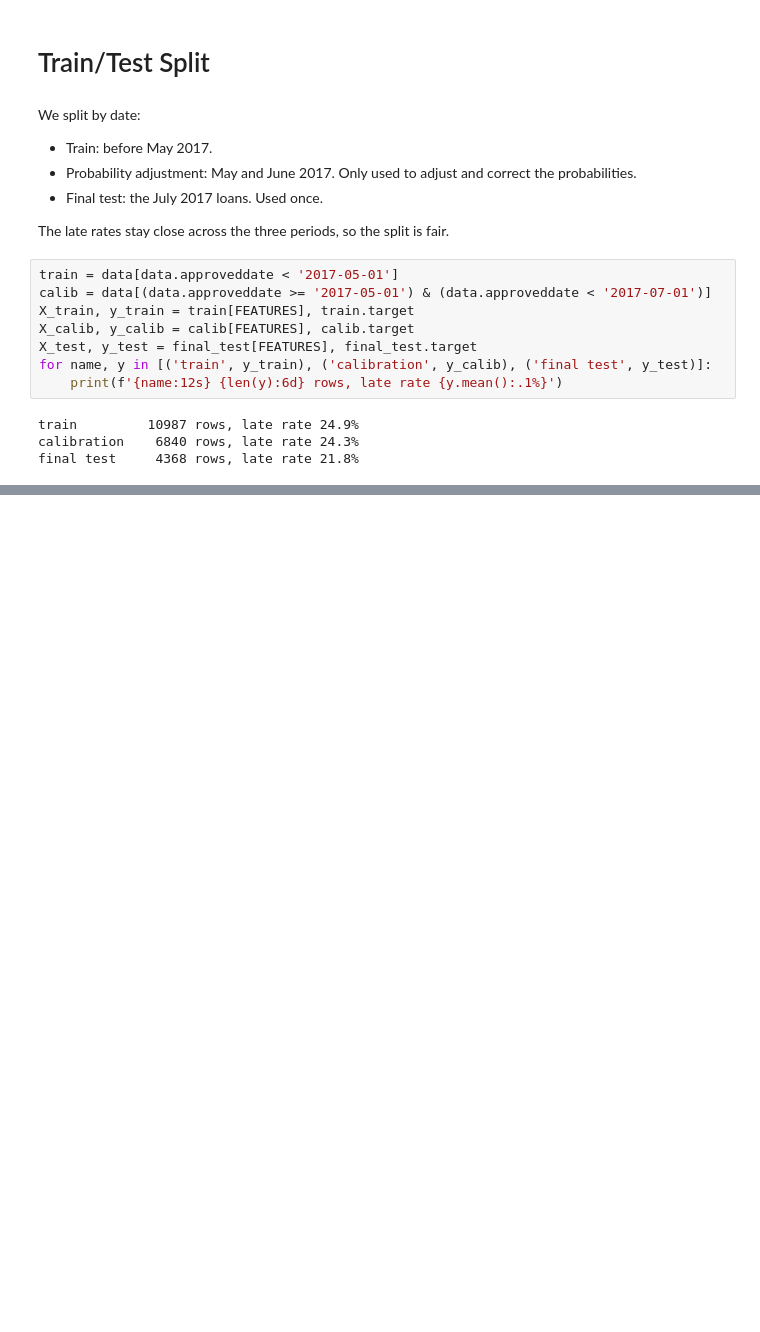
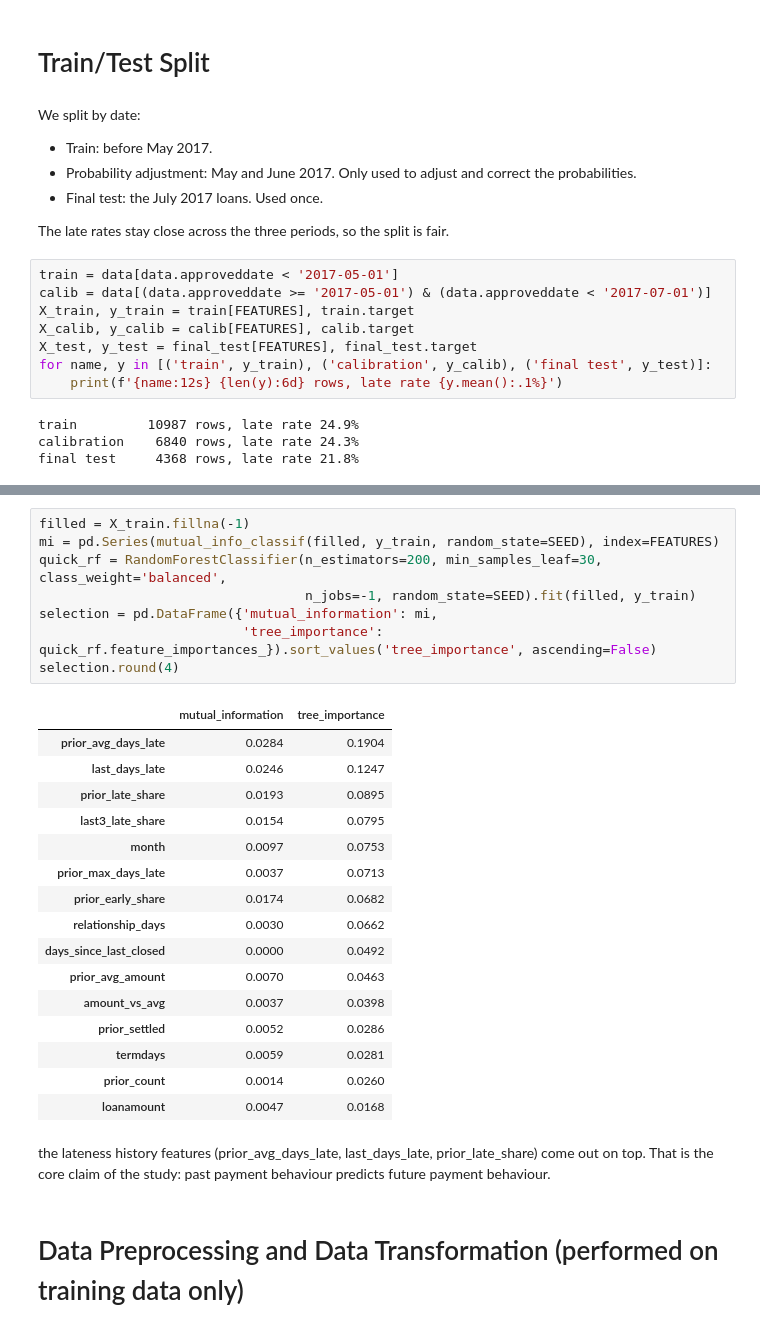
Before and after one commit to MbithiSandra/payment-paralysis-prototype, a Jupyter notebook: ml/notebooks/01_behaviour_model.ipynb, the cells around one changed output, grey strips where cells are left out. Drawn from its saved outputs; the diff is of its cells as text; blank space fills up the shorter version.

```diff
--- a/ml/notebooks/01_behaviour_model.ipynb
+++ b/ml/notebooks/01_behaviour_model.ipynb
@@ -328,0 +338,29 @@ final test     4368 rows, late rate 21.8%
+# %%
+filled = X_train.fillna(-1)
+mi = pd.Series(mutual_info_classif(filled, y_train, random_state=SEED), index=FEATURES)
+quick_rf = RandomForestClassifier(n_estimators=200, min_samples_leaf=30, class_weight='balanced',
+                                  n_jobs=-1, random_state=SEED).fit(filled, y_train)
+selection = pd.DataFrame({'mutual_information': mi,
+                          'tree_importance': quick_rf.feature_importances_}).sort_values('tree_importance', ascending=False)
+selection.round(4)
+# %% [output]
+|  | mutual_information | tree_importance |
+| prior_avg_days_late | 0.0284 | 0.1904 |
+| last_days_late | 0.0246 | 0.1247 |
+| prior_late_share | 0.0193 | 0.0895 |
+| last3_late_share | 0.0154 | 0.0795 |
+| month | 0.0097 | 0.0753 |
+| prior_max_days_late | 0.0037 | 0.0713 |
+| prior_early_share | 0.0174 | 0.0682 |
+| relationship_days | 0.0030 | 0.0662 |
+| days_since_last_closed | 0.0000 | 0.0492 |
+| prior_avg_amount | 0.0070 | 0.0463 |
+| amount_vs_avg | 0.0037 | 0.0398 |
+| prior_settled | 0.0052 | 0.0286 |
+| termdays | 0.0059 | 0.0281 |
+| prior_count | 0.0014 | 0.0260 |
+| loanamount | 0.0047 | 0.0168 |
+# %% [markdown]
+the lateness history features (prior_avg_days_late, last_days_late, prior_late_share) come out on top. That is the core claim of the study: past payment behaviour predicts future payment behaviour.
+# %% [markdown]
+# Data Preprocessing and Data Transformation (performed on training data only)
```
Also changed, not shown: parts of 32 cells of this notebook, 4 other files.
